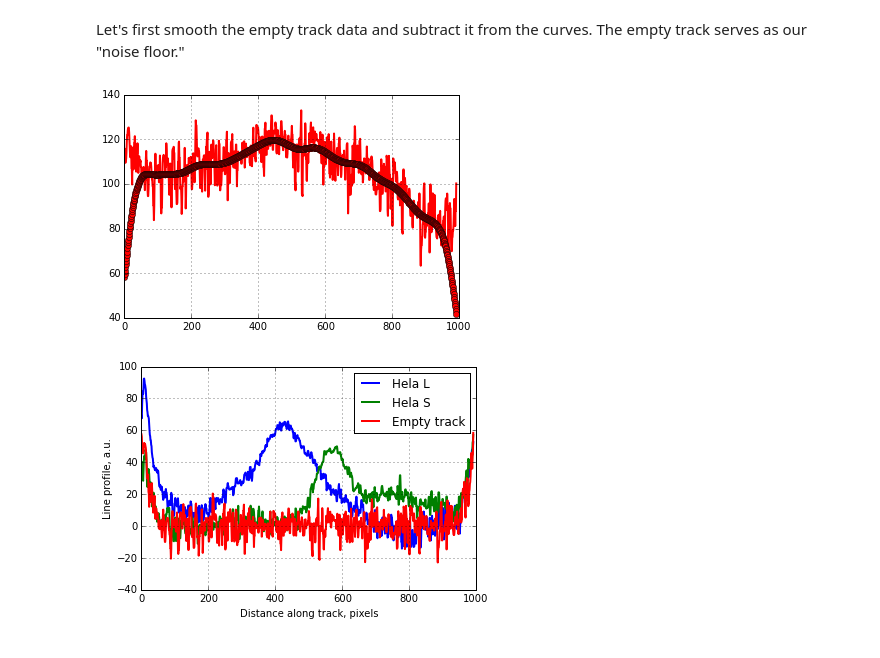
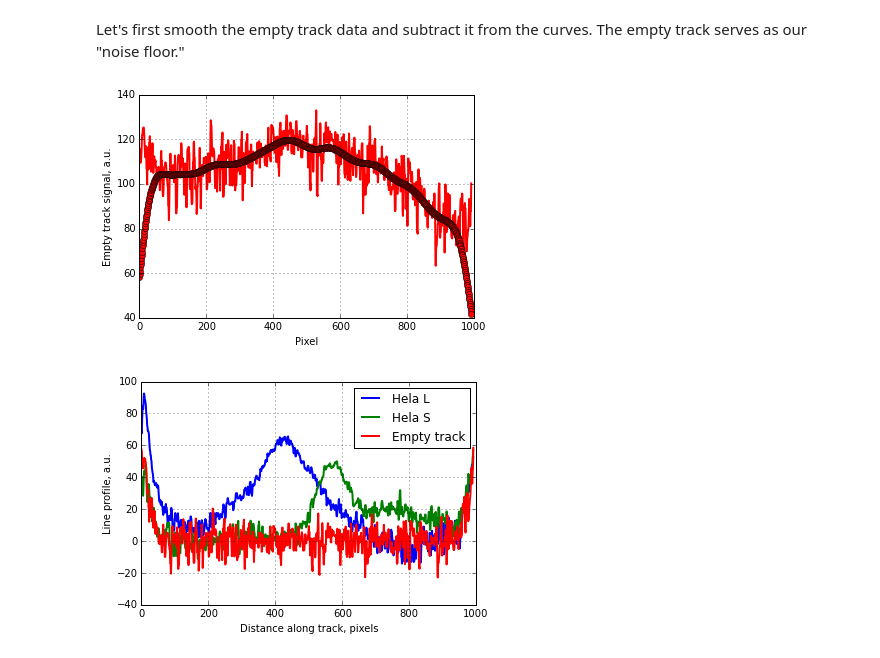
Before and after one commit to LEB-EPFL/leb-clustering, a Jupyter notebook: analyses/Southern_Blots/Southern Blots.ipynb, the cells around one changed output. Cells and saved outputs as stored; diff of their text form; code cells hidden in the pictures.

```diff
--- a/analyses/Southern_Blots/Southern Blots.ipynb
+++ b/analyses/Southern_Blots/Southern Blots.ipynb
@@ -213,18 +224,19 @@ Let's first smooth the empty track data and subtract it from the curves. The emp
 # %%
 from scipy.signal import gaussian, convolve
 #windowWidth = 20
 #b = gaussian(windowWidth, 10)
 windowWidth = 1000
 b = gaussian(windowWidth, 30)
 noisefloor = convolve(blotEmpty, b/b.sum())
 noisefloor = noisefloor[(windowWidth / 2):(1-windowWidth/2)]
 
 plt.plot(pxEmpty, blotEmpty, color = 'red', label = 'Empty track', linewidth = 2)
 plt.plot(pxEmpty, noisefloor, 'ro')
-#plt.xlim(0, 200)
+plt.xlabel('Pixel')
+plt.ylabel('Empty track signal, a.u.')
 plt.grid(True)
 # %% [output]
-[figure, old version]
+[figure, new version]
 # %%
 blotL     = blotL - noisefloor
 blotS     = blotS - noisefloor
```
Also changed, not shown: parts of 55 cells of this notebook, 10 other files.
